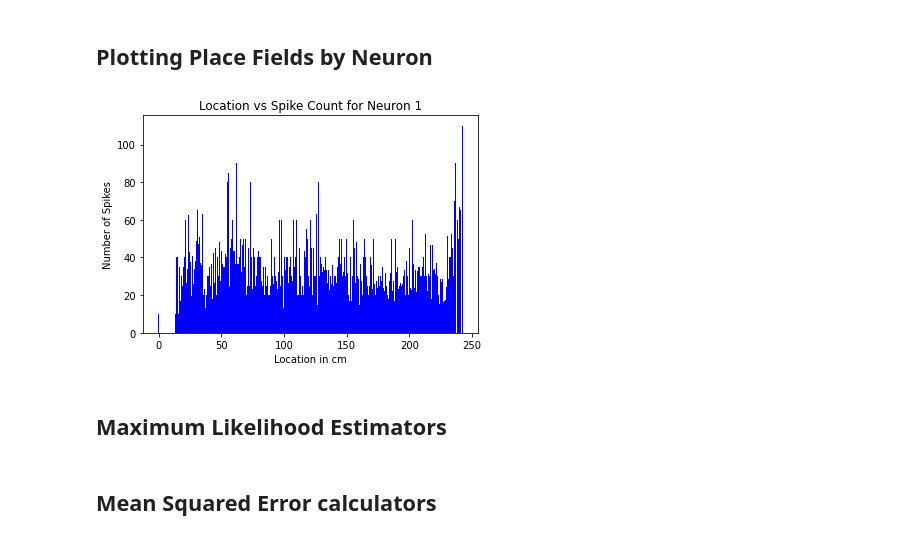
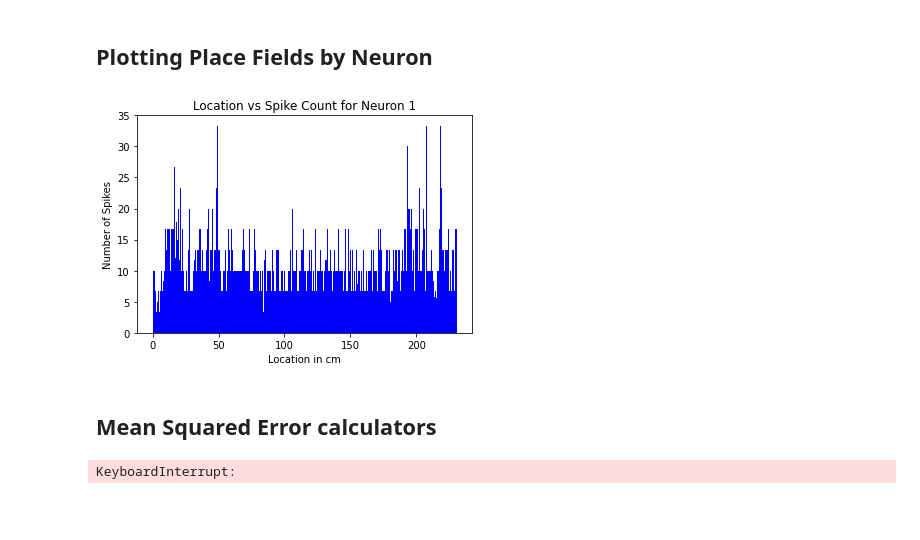
Before and after one commit to kushagrasharma/place-cell-reconstruction, a Jupyter notebook: Bayesian Reconstruction.ipynb, the cells around one changed output. Cells and saved outputs as stored; diff of their text form; code cells hidden in the pictures; blank space fills up the shorter version.

```diff
--- a/Bayesian Reconstruction.ipynb
+++ b/Bayesian Reconstruction.ipynb
@@ -161,3 +28,9 @@ for session, session_data in data.items():
+# %%
+animal_dirs = get_datadirs()
+dirs = [item for sublist in animal_dirs.values() for item in sublist]
+data = read_input_data(dirs)
+
+concantenated_data = concantenate_data(data)
 # %%
 # https://crcns.org/forum/using-datasets/62983963#926694452 - sampling rate of .whl is 39.06 Hz
 # %% [markdown]
@@ -198,11 +38,10 @@ def bucket_location(locations, bucket_size=TIME_BUCKET_LENGTH, location_bucket_l
 # %%
 bucketed = {}
 # average time between spikes is 0.002s, time between location measurements is 0.02s
-times = [10, 5, 2, 1, 0.5, 0.3, 0.1, 0.03, 0.02, 0.01]
-# 25th percentile length difference is 0.1cm
-lengths = [50, 25, 10, 5, 2, 1, 0.5, 0.2, 0.25, 0.1, 0.05]
-times = [0.3]
-lengths = [0.25]
+dt = 0.1
+dL = 0.01
+times = [dt]
+lengths = [dL]
 for time, length, directory in product(times, lengths, dirs):
     if (time, length, directory) not in bucketed:
         bucketed_spikes = bucket_spikes(concantenated_data[directory], time)
@@ -229,3 +54,17 @@ for time, length, directory in product(times, lengths, dirs):
+# %%
+df = bucketed[0.1, 0.01, 'data/ec013.40/ec013.719/']
+
+spikes = np.array(df.loc[:,df.columns[:-2]])
+spikes_train, spikes_validation, spikes_test = np.split(spikes, [int(.6*len(spikes)), int(.8*len(spikes))])
+
+T = len(df) * dt
+L = int(df.location.max() + 5)
+xaxis = np.arange(0,L,dL) + dL/2 # center of bins
+find_nearest = np.vectorize(lambda x: fn(xaxis, x))
+M = spikes.shape[1]
+
+X = np.array(df.unbucketed_location)
+X_train, X_validation, X_test = np.split(X, [int(.6*len(X)), int(.8*len(X))])
 # %% [markdown]
 ## Plotting Trajectory with Spikes Overlayed
 # %%
@@ -244,7 +83,7 @@ def plot_spikes_for_neuron(df, neuron):
 # %%
 neurons = [1]#,10,20,30,40,50,60,70,80]
 %matplotlib inline
-df = bucketed[0.3, 0.25, 'data/ec013.40/ec013.719/']
+
 for neuron in neurons:
     plot_spikes_for_neuron(df, neuron)
 # %% [output]
@@ -287,19 +120,16 @@ smoothed_place_fields = np.apply_along_axis(lambda x: gaussian_filter(x, sigma=4
 # %%
 %matplotlib inline
-df = bucketed[0.3, 0.25, 'data/ec013.40/ec013.719/']
 poisson_dic = calculate_poisson(df, list(set(df.location)), TIME_BUCKET_LENGTH)
 df_pos = pd.DataFrame(poisson_dic.values(), index=poisson_dic.keys())
 df_pos = df_pos.reset_index()
 df_pos.columns = ['neuron', 'location', 'spikes']
 cycol=cycle('bgrcmky')
 for neuron in neurons:
     vals = df_pos[df_pos['neuron'] == neuron].sort_values('location')
     plt.bar(vals.location, vals.spikes, color=next(cycol), label=str(neuron))
     plt.ylabel('Number of Spikes')
     plt.xlabel('Location in cm')
     plt.title('Location vs Spike Count for Neuron {}'.format(neuron))
     plt.show()
 # %% [output]
-[figure, old version]
+[figure, new version]
-# %% [markdown]
-## Maximum Likelihood Estimators
@@ -448,15 +209,16 @@ def calculate_MSE(time, length, directory):
     print("Time = {}s, length = {}cm, error = {:.2f}, error_cc = {:.2f}".format(time, length, error, error_cc))
     return [time, length, error, error_cc]
 # %%
-df = bucketed[0.3, 0.25, 'data/ec013.40/ec013.719/']
-error_cc, predictions_cc = MSE_continuity_constraint(df, 0.3)
-error, predictions = MSE(df, 0.3)
+error_cc, predictions_cc = MSE_continuity_constraint(df, dt)
+error, predictions = MSE(df, dt)
 predictions_cc = pd.DataFrame(predictions_cc)
 predictions = pd.DataFrame(predictions)
 predictions["cc"] = predictions_cc[1]
 predictions.columns = ['time', 'MLE', 'MLE CC']
 predictions = predictions.set_index('time', drop=True)
 predictions['Ground Truth'] = df["unbucketed_location"]
+# %% [output]
+KeyboardInterrupt:
 # %%
 train, val, test = np.split(df.sample(frac=1), [int(.6*len(df)), int(.8*len(df))])
 # %%
```
Also changed, not shown: parts of 19 cells of this notebook, 3 other files.
